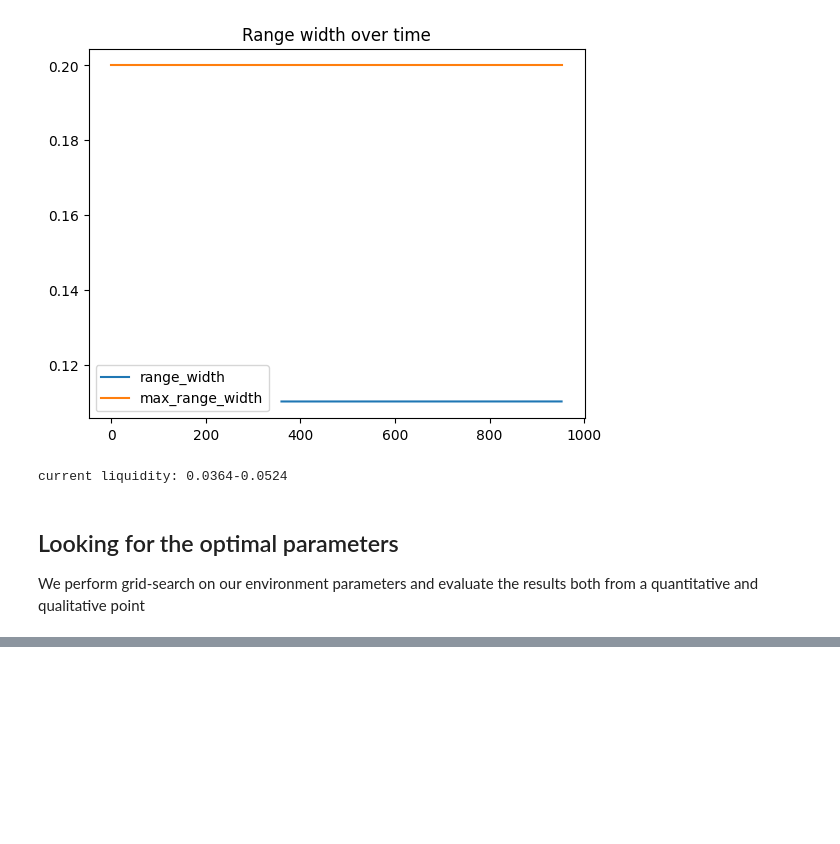
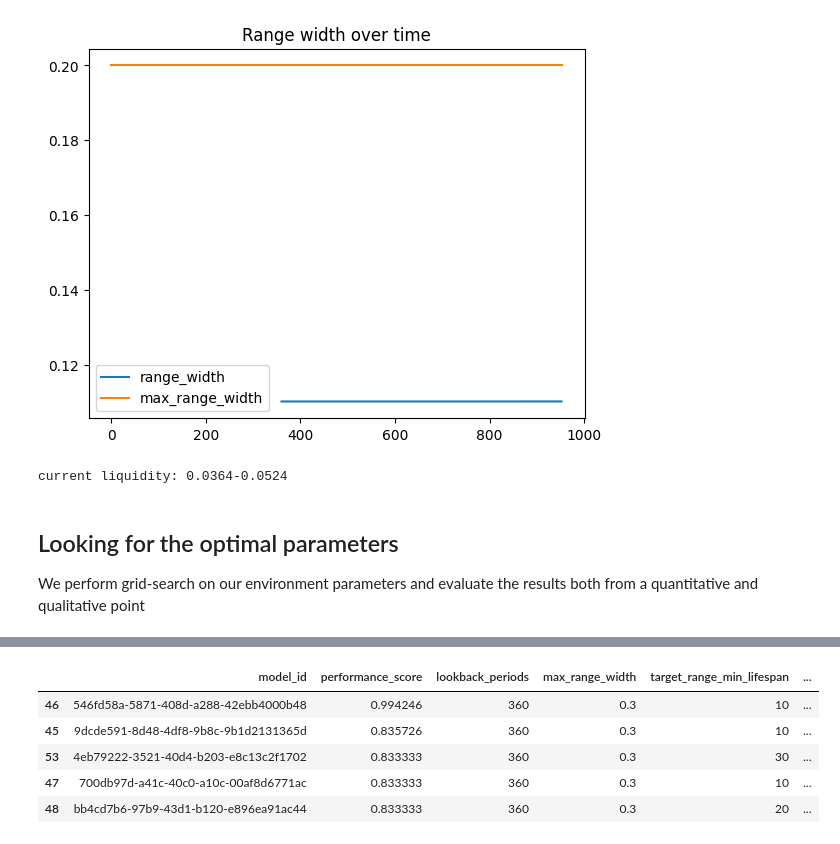
Before and after one commit to FrankMaseo/rl-range-setting, a Jupyter notebook: ETHBTC range training.ipynb, the cells around one changed output, grey strips where cells are left out. Saved outputs shown, nothing was run; the diff lists cells and outputs as text; code cells hidden in the pictures; blank space fills up the shorter version.

```diff
--- a/ETHBTC range training.ipynb
+++ b/ETHBTC range training.ipynb
@@ -562,0 +553,51 @@ Wrapping the env in a DummyVecEnv.
+# %%
+def performance_metric(model, env, a=1, b=1):
+    total_rewards, range_changes, total_periods, avg_range_width = backtest_model(env, model, show_plots=False, print_report=False)
+    return 1 / (avg_range_width**a * range_changes**b)
+
+kpi_data = []
+
+for model_log in datalog:
+
+    lookback_periods = model_log['params']['lookback_periods']
+    max_range_width = model_log['params']['max_range_width']
+    target_range_min_lifespan = model_log['params']['target_range_min_lifespan']
+    min_lifespan_no_penalty = model_log['params']['min_lifespan_no_penalty']
+
+    test_set = df_train[int(df_train.shape[0]*0.8)-lookback_periods:].reset_index(drop=True).copy()
+
+    test_env = UniswapV3Env(
+        price_data=test_set,
+        lookback_periods=lookback_periods,
+        penalties={
+            'range_change': 0,
+            'range_error': .9,
+            'range_too_wide': 0,
+            'price_out_of_range': .1
+        },
+        max_range_width = max_range_width,
+        range_setting_relative = RELATIVE_RANGE_SETTING,
+        cap_rewards=CAP_REWARDS,
+        target_range_min_lifespan=target_range_min_lifespan,
+        min_lifespan_no_penalty=min_lifespan_no_penalty,
+    )
+
+    model = PPO.load(model_log['simulation_id']+'.zip')
+
+    #we place a higher importance on number of range changes, hence b=2
+    kpi = performance_metric(model, test_env, b=2)
+    kpi_data.append({'model_id': model_log['simulation_id'], 'performance_score': kpi})
+
+df_test_results = pd.DataFrame(kpi_data).sort_values('performance_score', ascending=False).head(20)
+
+for hyperparameters in ['lookback_periods', 'max_range_width', 'target_range_min_lifespan', 'min_lifespan_no_penalty',]:
+    df_test_results[hyperparameters] = df_test_results.model_id.map({d['simulation_id']: d['params'][hyperparameters] for d in datalog})
+
+df_test_results.head(5)
+# %% [output]
+|  | model_id | performance_score | lookback_periods | max_range_width | target_range_min_lifespan | ... |
+| 46 | 546fd58a-5871-408d-a288-42ebb4000b48 | 0.994246 | 360 | 0.3 | 10 | ... |
+| 45 | 9dcde591-8d48-4df8-9b8c-9b1d2131365d | 0.835726 | 360 | 0.3 | 10 | ... |
+| 53 | 4eb79222-3521-40d4-b203-e8c13c2f1702 | 0.833333 | 360 | 0.3 | 30 | ... |
+| 47 | 700db97d-a41c-40c0-a10c-00af8d6771ac | 0.833333 | 360 | 0.3 | 10 | ... |
+| 48 | bb4cd7b6-97b9-43d1-b120-e896ea91ac44 | 0.833333 | 360 | 0.3 | 20 | ... |
```
Also changed, not shown: parts of 6 cells of this notebook, 1 other file.
